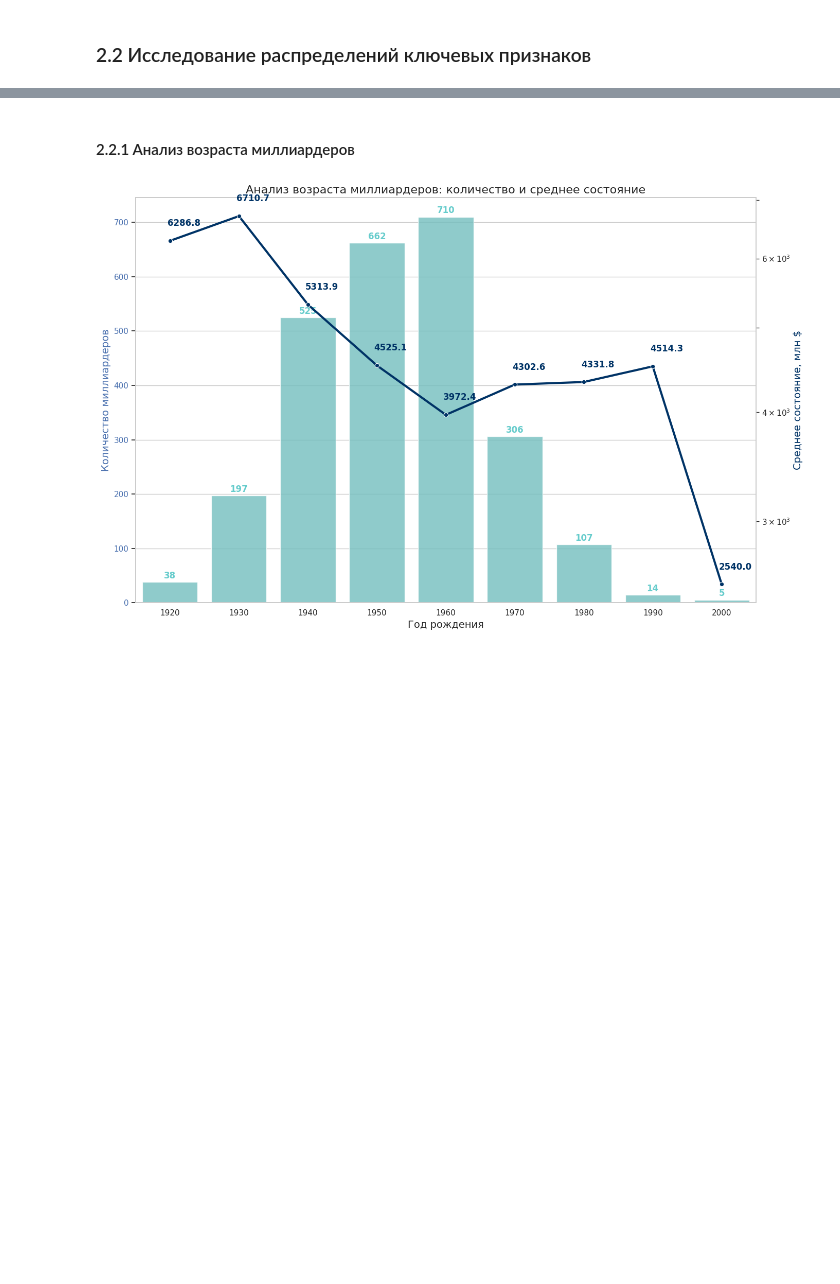
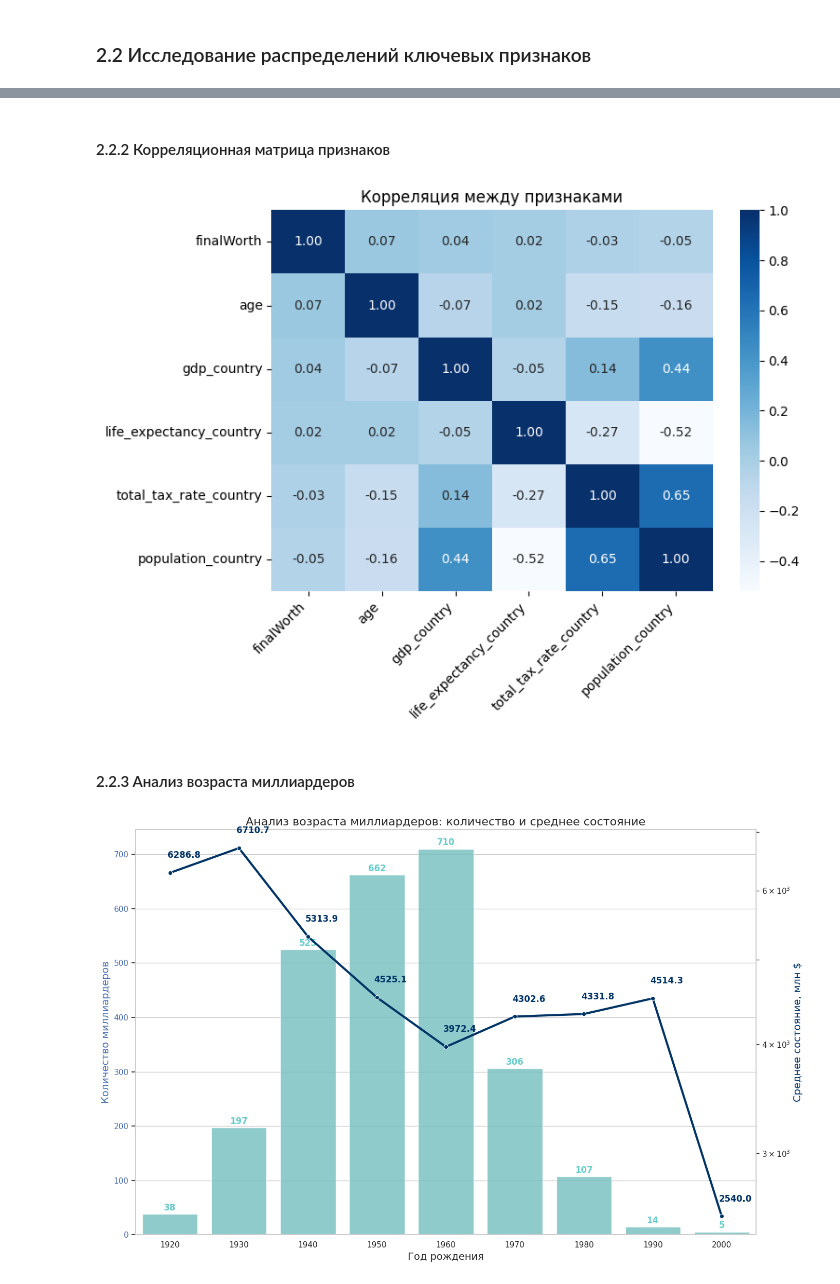
Before and after one commit to YanaStekolshchikova/StatPrak25, a Jupyter notebook: Untitled5.ipynb, the cells around one changed output, grey strips where cells are left out. Drawn from its saved outputs; the diff is of its cells as text; code cells hidden in the pictures; blank space fills up the shorter version.

```diff
--- a/Untitled5.ipynb
+++ b/Untitled5.ipynb
@@ -67,5 +75,29 @@ data = data.dropna(subset=['birthYear']) #удалили строки с про
+# %% [markdown]
+#### 2.2.2 Корреляционная матрица признаков
+# %%
+# функция для очистки и преобразования столбца с денежными значениями из строк в числа для столбца gdp_country
+def clean_currency_column(column):
+    col = column.astype(str).str.replace('[\$,]', '', regex=True)
+    return pd.to_numeric(col, errors='coerce')
+
+data['gdp_country'] = clean_currency_column(data['gdp_country'])
+#какие признаки берем
+num_cols = ['finalWorth', 'age', 'gdp_country',
+            'life_expectancy_country', 'total_tax_rate_country', 'population_country']
+
+# корреляционная матрица
+corr = data[num_cols].corr()
+
+plt.figure(figsize=(8,6))
+sns.heatmap(corr, annot=True, cmap='Blues', fmt='.2f')
+plt.xticks(rotation=45, ha='right')
+plt.title('Корреляция между признаками')
+plt.tight_layout()
+plt.show()
+# %% [output]
+[figure, added]
 # %% [markdown]
-#### 2.2.1 Aнализ возраста миллиардеров
+#### 2.2.3 Aнализ возраста миллиардеров
 # %%
 #анализ возраста миллиардеров: количество и среднее состояние
 data['birthYear'] = data['birthYear'].astype(int)
```
Also changed, not shown: parts of 11 cells of this notebook.
